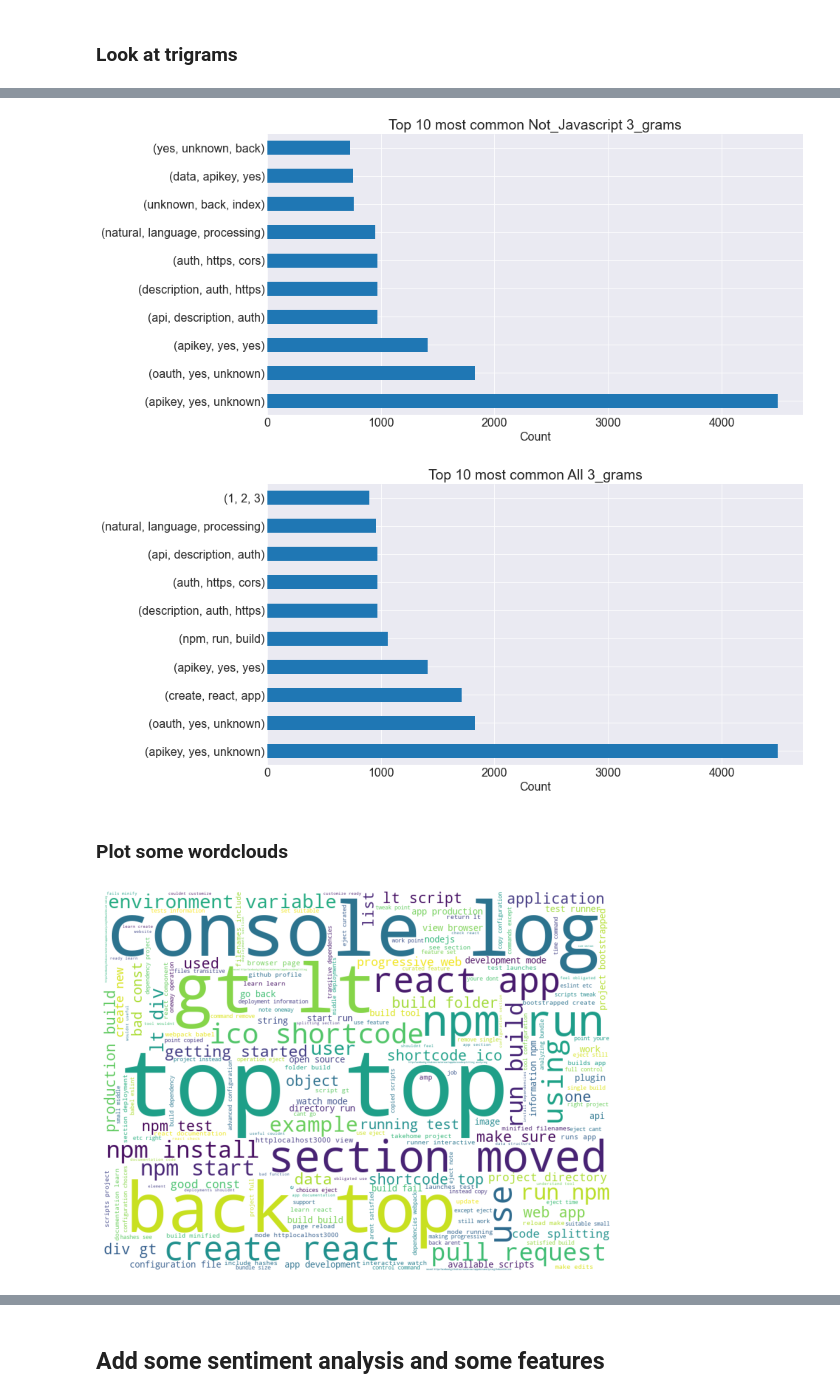
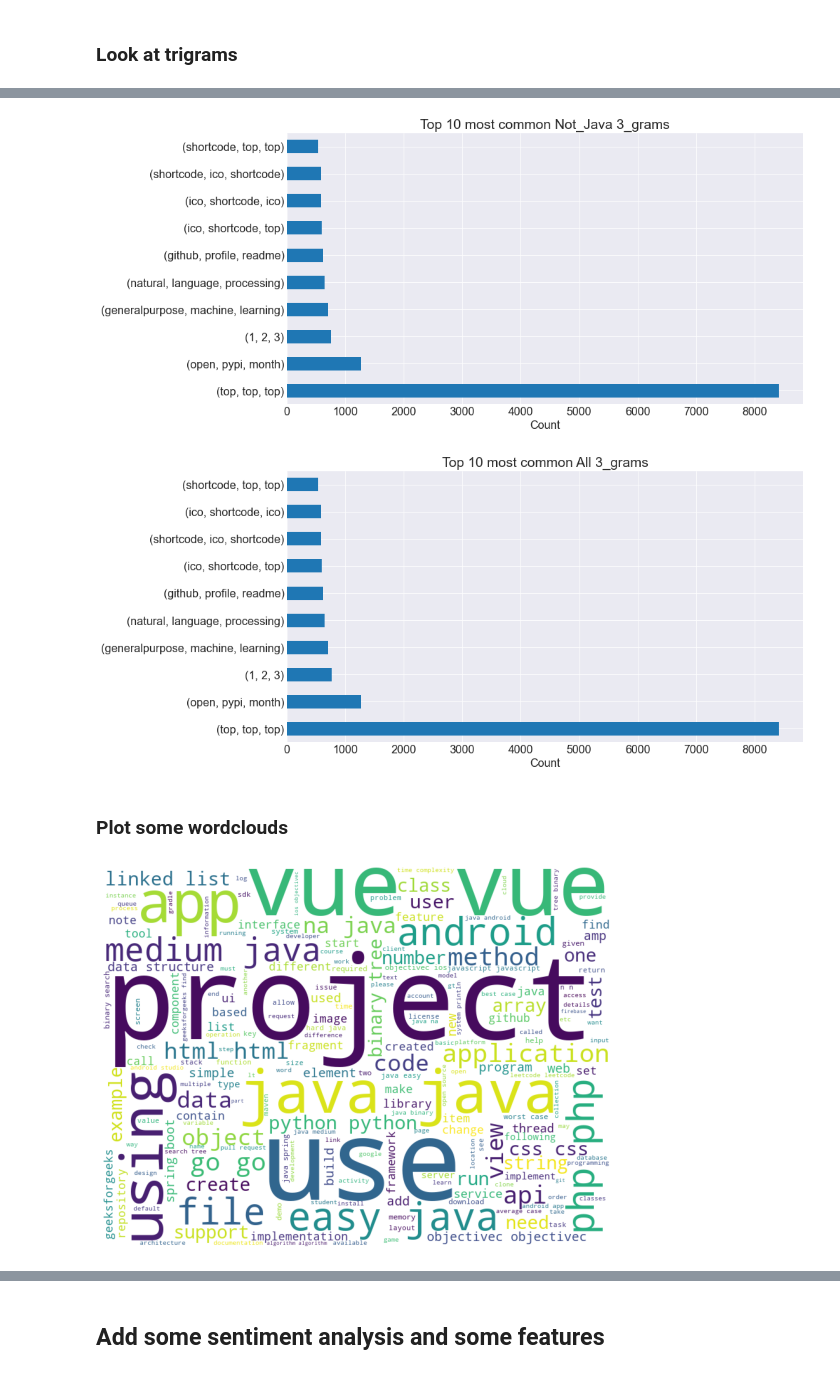
Before and after one commit to Codeup-NLP-Project/NLP-Project, a Jupyter notebook: rough_notebook_c.ipynb, the cells around one changed output, grey strips where cells are left out. Saved outputs shown, nothing was run; the diff lists cells and outputs as text; code cells hidden in the pictures.

```diff
--- a/rough_notebook_c.ipynb
+++ b/rough_notebook_c.ipynb
@@ -19,5 +19,7 @@ plt.style.use('seaborn-darkgrid')
 ## Acquire data and find the dominant language in each row
 # %%
 # You can pass a threshold argument but the default is 75
-df = get_readme_data()
-ongoing_stopwords = ['1', '2', '3']
+lang = 'java'
+not_lang = f'not_{lang}'
+df = get_readme_data(lang=lang, lang_threshold=90)
+df.prog_lang.value_counts()
@@ -31,7 +77,4 @@ def lang_or_not(s:str, lang:str) -> str:
 # %%
-lang = 'javascript'
-not_lang = f'not_{lang}'
-df['label']  = df.prog_lang.apply(lambda x: lang_or_not(x, lang))
 java_obj = NLP_explore(df, 'label', 'cleaned', lang, not_lang)
 # %% [markdown]
 ## Explore
@@ -115,15 +158,15 @@ java_trigram = java_obj.n_gram(n=3, top_n=10, col=lang)
 # %%
 not_java_trigram = java_obj.n_gram(n=3, top_n=10, col=not_lang)
 # %% [output]
-[figure, old version]
+[figure, new version]
 # %%
 all_trigram = java_obj.n_gram(n=3, top_n=10)
 # %% [output]
-[figure, old version]
+[figure, new version]
 # %% [markdown]
 ### Plot some wordclouds
 # %%
-java_obj.plot_wordcloud(col=lang, save=True)
+java_obj.plot_wordcloud(col=lang)
 # %% [output]
-[figure, old version]
+[figure, new version]
 # %%
```
Also changed, not shown: parts of 14 cells of this notebook.
